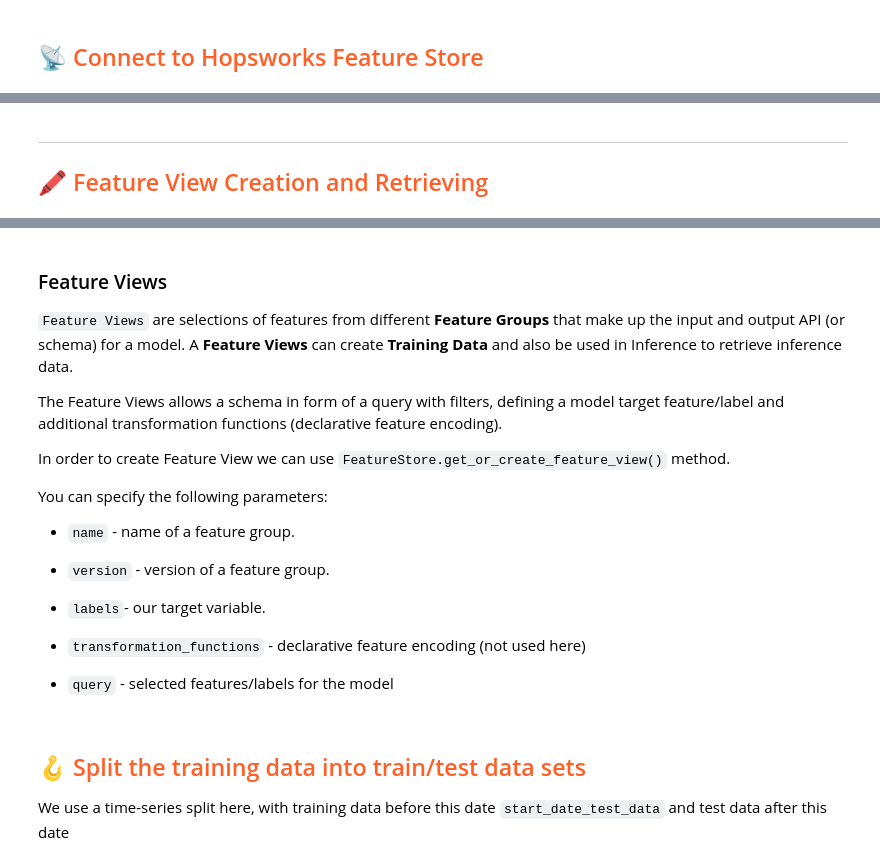
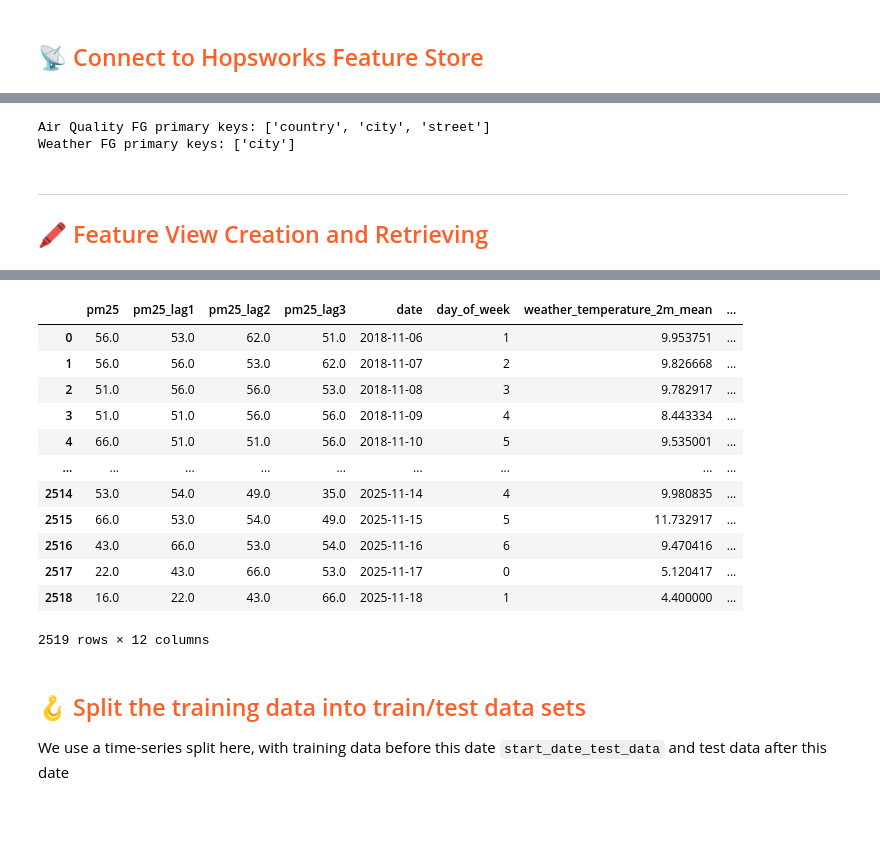
Before and after one commit to Ramstr/mlfs-book, a Jupyter notebook: notebooks/airquality/3_air_quality_training_pipeline.ipynb, the cells around one changed output, grey strips where cells are left out. Saved outputs shown, nothing was run; the diff lists cells and outputs as text; code cells hidden in the pictures; blank space fills up the shorter version.

Commit message:
fixed model error

```diff
--- a/notebooks/airquality/3_air_quality_training_pipeline.ipynb
+++ b/notebooks/airquality/3_air_quality_training_pipeline.ipynb
@@ -127,14 +126,27 @@ weather_fg = fs.get_feature_group(
     name='weather',
     version=2,
 )
+# %%
+# Check the primary keys of both feature groups
+print("Air Quality FG primary keys:", air_quality_fg.primary_key)
+print("Weather FG primary keys:", weather_fg.primary_key)
+# %% [output]
+Air Quality FG primary keys: ['country', 'city', 'street']
+Weather FG primary keys: ['city']
 # %% [markdown]
 ---
 
 ## <span style="color:#ff5f27;"> 🖍 Feature View Creation and Retrieving </span>
 # %%
-# Select features for training data - including lagged PM2.5 features
-# Filter by the specific sensor street
-selected_features = air_quality_fg.select(['pm25', 'pm25_lag1', 'pm25_lag2', 'pm25_lag3', 'date', 'day_of_week']).filter(air_quality_fg.street == street).join(weather_fg.select_features(), on=['city'])
-
-print(f"Training data filtered for street: {street}")
+# Select features and join with weather data
+# Join only on 'city' since 'date' is not a primary key in weather feature group
+selected_features = air_quality_fg.select(['pm25', 'pm25_lag1', 'pm25_lag2', 'pm25_lag3', 'date', 'day_of_week', 'city', 'street']).join(weather_fg.select_all(), on=['city'])
+selected_features = selected_features.filter(selected_features.street == street)
+# Read all data and filter by street
+print(f"Reading data and filtering for street: {street}")
+df = selected_features.read()
+# encode the date column as datetime (date only, no time)
+df['date'] = pd.to_datetime(df['date']).dt.date
+df = df.drop(columns=[ 'city', 'street', 'weather_date'])
+df
 # %% [output]
@@ -144,20 +157,13 @@ Training data filtered for street: am-neckartor
+|  | pm25 | pm25_lag1 | pm25_lag2 | pm25_lag3 | date | day_of_week | weather_temperature_2m_mean | ... |
+| 0 | 56.0 | 53.0 | 62.0 | 51.0 | 2018-11-06 | 1 | 9.953751 | ... |
+| 1 | 56.0 | 56.0 | 53.0 | 62.0 | 2018-11-07 | 2 | 9.826668 | ... |
+| 2 | 51.0 | 56.0 | 56.0 | 53.0 | 2018-11-08 | 3 | 9.782917 | ... |
+| 3 | 51.0 | 51.0 | 56.0 | 56.0 | 2018-11-09 | 4 | 8.443334 | ... |
+| 4 | 66.0 | 51.0 | 51.0 | 56.0 | 2018-11-10 | 5 | 9.535001 | ... |
+| ... | ... | ... | ... | ... | ... | ... | ... | ... |
+| 2514 | 53.0 | 54.0 | 49.0 | 35.0 | 2025-11-14 | 4 | 9.980835 | ... |
+| 2515 | 66.0 | 53.0 | 54.0 | 49.0 | 2025-11-15 | 5 | 11.732917 | ... |
+| 2516 | 43.0 | 66.0 | 53.0 | 54.0 | 2025-11-16 | 6 | 9.470416 | ... |
+| 2517 | 22.0 | 43.0 | 66.0 | 53.0 | 2025-11-17 | 0 | 5.120417 | ... |
+| 2518 | 16.0 | 22.0 | 43.0 | 66.0 | 2025-11-18 | 1 | 4.400000 | ... |
+2519 rows × 12 columns
-# %% [markdown]
-### Feature Views
-
-`Feature Views` are selections of features from different **Feature Groups** that make up the input and output API (or schema) for a model. A **Feature Views** can create **Training Data** and also be used in Inference to retrieve inference data.
-
-The Feature Views allows a schema in form of a query with filters, defining a model target feature/label and additional transformation functions (declarative feature encoding).
-
-In order to create Feature View we can use `FeatureStore.get_or_create_feature_view()` method.
-
-You can specify the following parameters:
-
-- `name` - name of a feature group.
-
-- `version` - version of a feature group.
-
-- `labels`- our target variable.
-
-- `transformation_functions` - declarative feature encoding (not used here)
-
-- `query` - selected features/labels for the model
```
Also changed, not shown: parts of 14 cells of this notebook, 11 other files.
